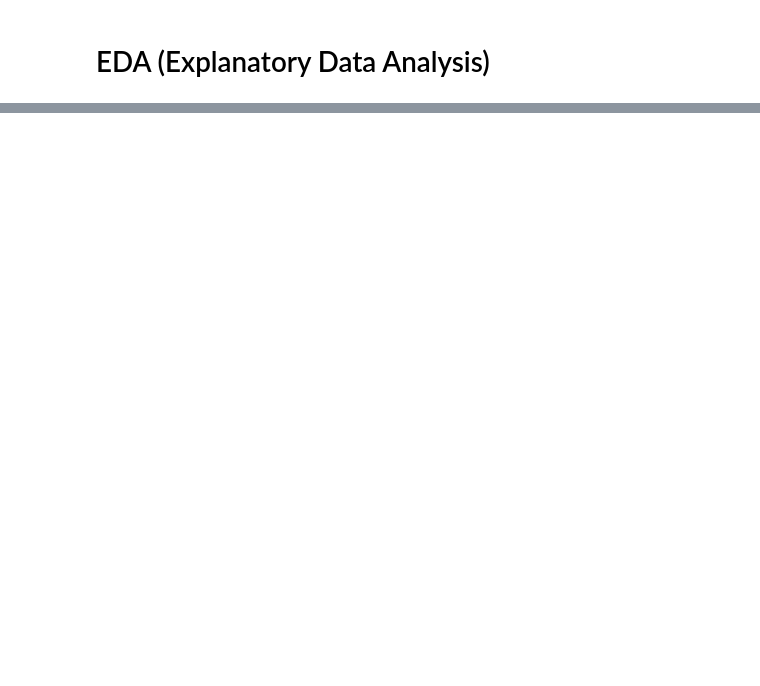
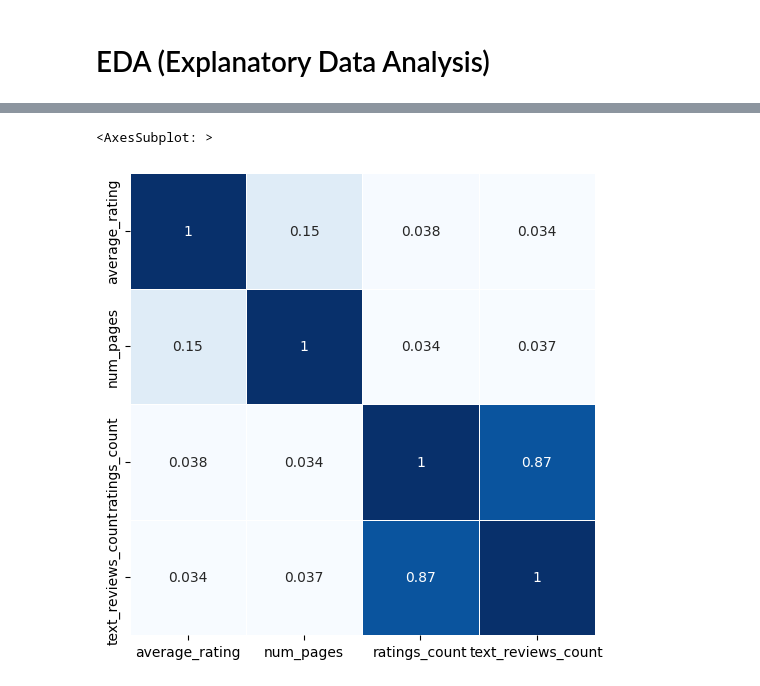
Before and after one commit to berkayersoy/Project6_Books, a Jupyter notebook: books_project.ipynb, the cells around one changed output, grey strips where cells are left out. Saved outputs shown, nothing was run; the diff lists cells and outputs as text; code cells hidden in the pictures; blank space fills up the shorter version.

```diff
--- a/books_project.ipynb
+++ b/books_project.ipynb
@@ -393,0 +176,7 @@ dictionary loaded successfully to variable
+# %%
+# Renaming the new "only_author" column to "author".
+one_author_df.rename(columns = {'only_author':'author'}, inplace = True)
+# %%
+# Convert the 'bookID' column to strings and apply the mapping
+one_author_df['genre'] = one_author_df['bookID'].astype(str).map(final_genres_dictionary)
+# Now I have genres of all the books, and for the missing ones it is labeled as blank.
@@ -393,0 +189,7 @@ dictionary loaded successfully to variable
+# %%
+df = one_author_df
+
+# Saving the cleaned dataframe to a csv.
+'''
+one_author_df.to_csv("clean_data.csv")
+'''
@@ -395,0 +297,4 @@ dictionary loaded successfully to variable
+# %%
+# Getting only numerical columns for heatmap.
+df_numeric = df.select_dtypes(include=np.number)
+df_numeric.drop("bookID", axis=1, inplace=True)
@@ -395,0 +315,11 @@ dictionary loaded successfully to variable
+# %%
+plt.figure(figsize=(6,6))
+sns.heatmap(df_numeric.corr(),
+                cbar=False,
+                square=False,
+                annot=True,
+                cmap='Blues',
+                linewidths=0.5)
+# %% [output]
+<AxesSubplot: >
+[figure, added]
```
Also changed, not shown: parts of 41 cells of this notebook, 8 other files.
